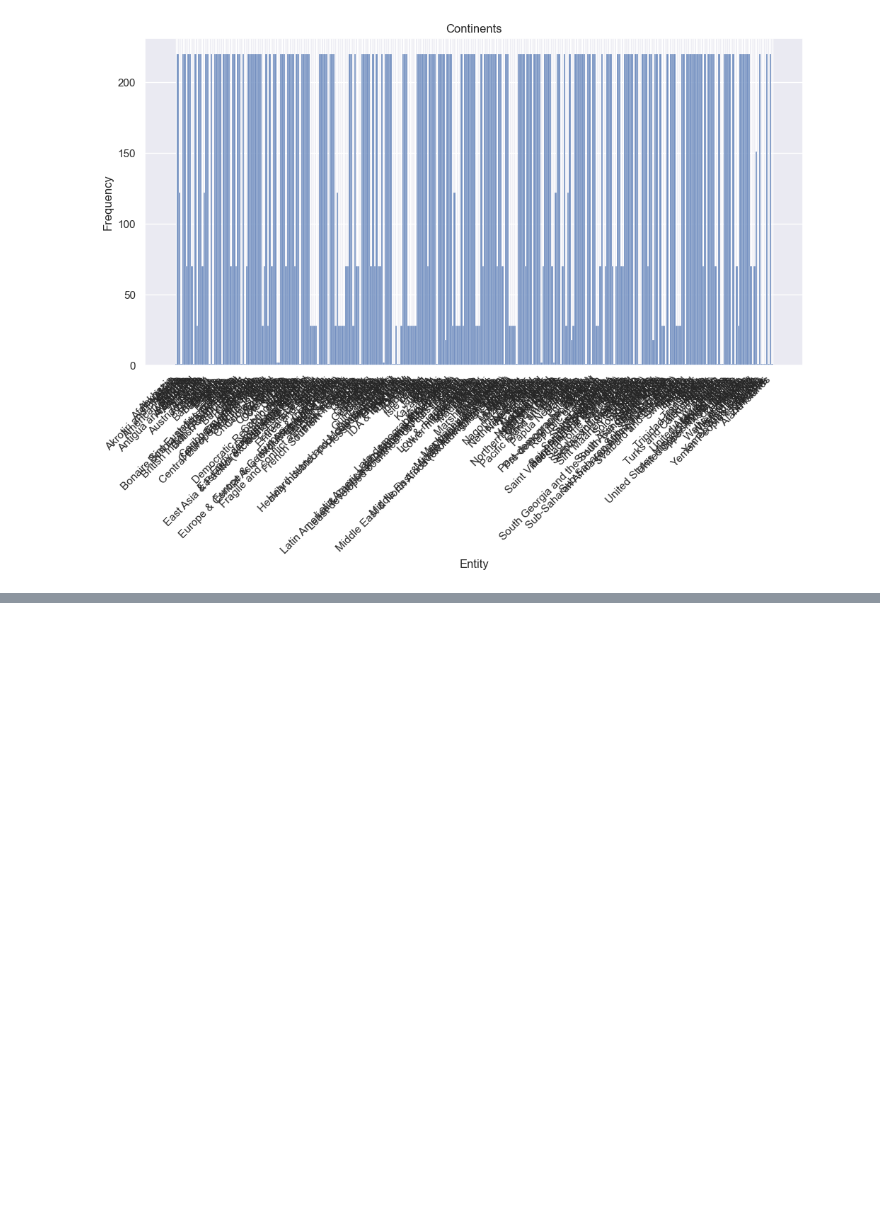
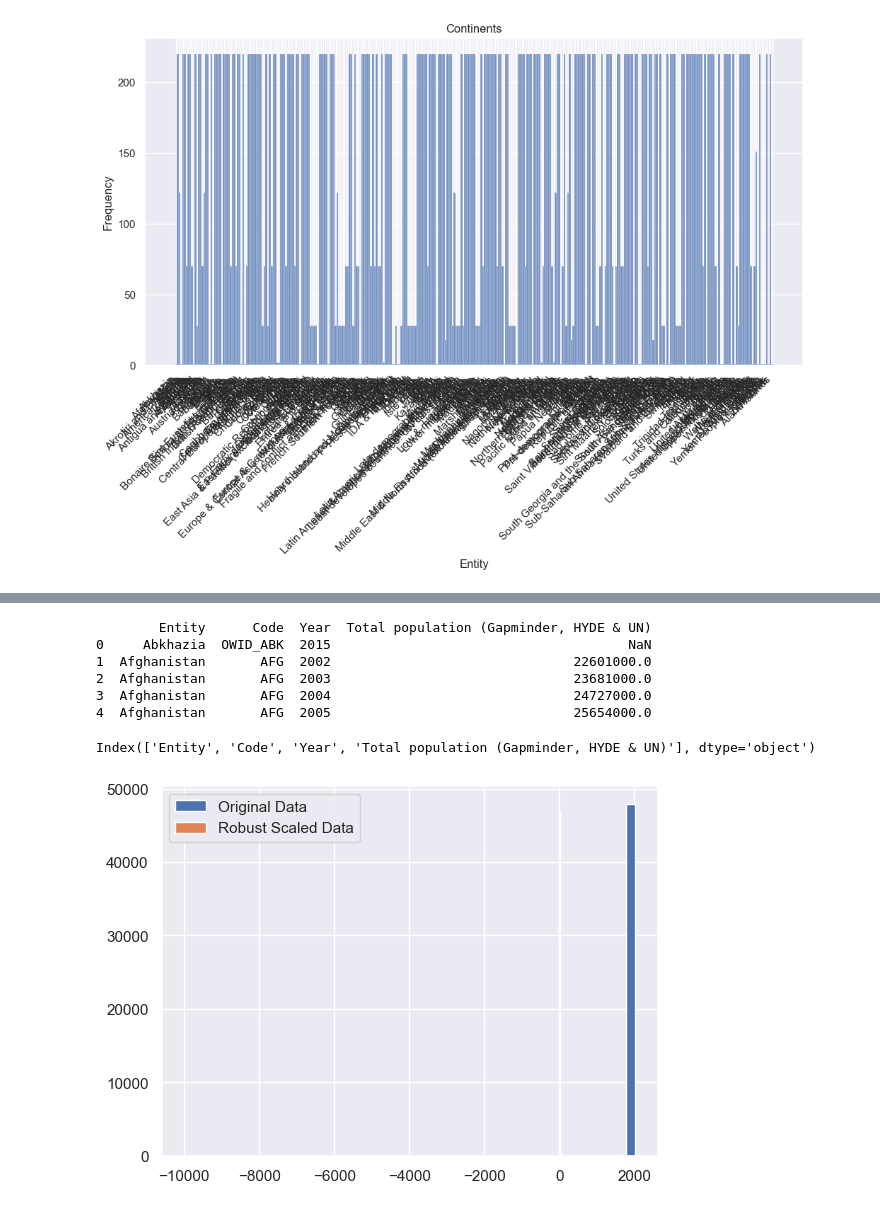
Before and after one commit to sba23416/SBA23416_StrategicThinkingCA2, a Jupyter notebook: Per-Capita-Plastic-Waste-Vs-Gdp-Per-Capita-Final.ipynb, the cells around one changed output, grey strips where cells are left out. Cells and saved outputs as stored; diff of their text form; code cells hidden in the pictures; blank space fills up the shorter version.

Commit message:
Scaling the Data, Ecoding Data & Using KNN Imputer to Impute Missing Values

```diff
--- a/Per-Capita-Plastic-Waste-Vs-Gdp-Per-Capita-Final.ipynb
+++ b/Per-Capita-Plastic-Waste-Vs-Gdp-Per-Capita-Final.ipynb
@@ -536,0 +539,3 @@ plt.show()
+# %%
+X = GB_df.drop("Entity", axis = 1)
+y = GB_df["Entity"]
@@ -536,0 +615,34 @@ plt.show()
+# %%
+import pandas as pd
+
+GB_df = pd.DataFrame(GB_df, columns=GB_df.columns)
+
+print(GB_df.head())
+# %% [output]
+        Entity      Code  Year  Total population (Gapminder, HYDE & UN)
+0     Abkhazia  OWID_ABK  2015                                      NaN
+1  Afghanistan       AFG  2002                               22601000.0
+2  Afghanistan       AFG  2003                               23681000.0
+3  Afghanistan       AFG  2004                               24727000.0
+4  Afghanistan       AFG  2005                               25654000.0
+# %%
+column_names = GB_df.columns
+print(column_names)
+# %% [output]
+Index(['Entity', 'Code', 'Year', 'Total population (Gapminder, HYDE & UN)'], dtype='object')
+# %%
+import matplotlib.pyplot as plt
+
+#specific feature by column name
+feature_name = "Year"
+
+# Find the index of the chosen feature in the original DataFrame
+feature_index = X.columns.get_loc(feature_name)
+
+# Plot histograms of original and transformed data for the chosen feature
+plt.hist(X.iloc[:, feature_index], bins=50, label='Original Data')
+plt.hist(X_robust[:, feature_index], bins=50, label='Robust Scaled Data')
+plt.legend()
+plt.show()
+# %% [output]
+[figure, added]
```
Also changed, not shown: parts of 7 cells of this notebook.
